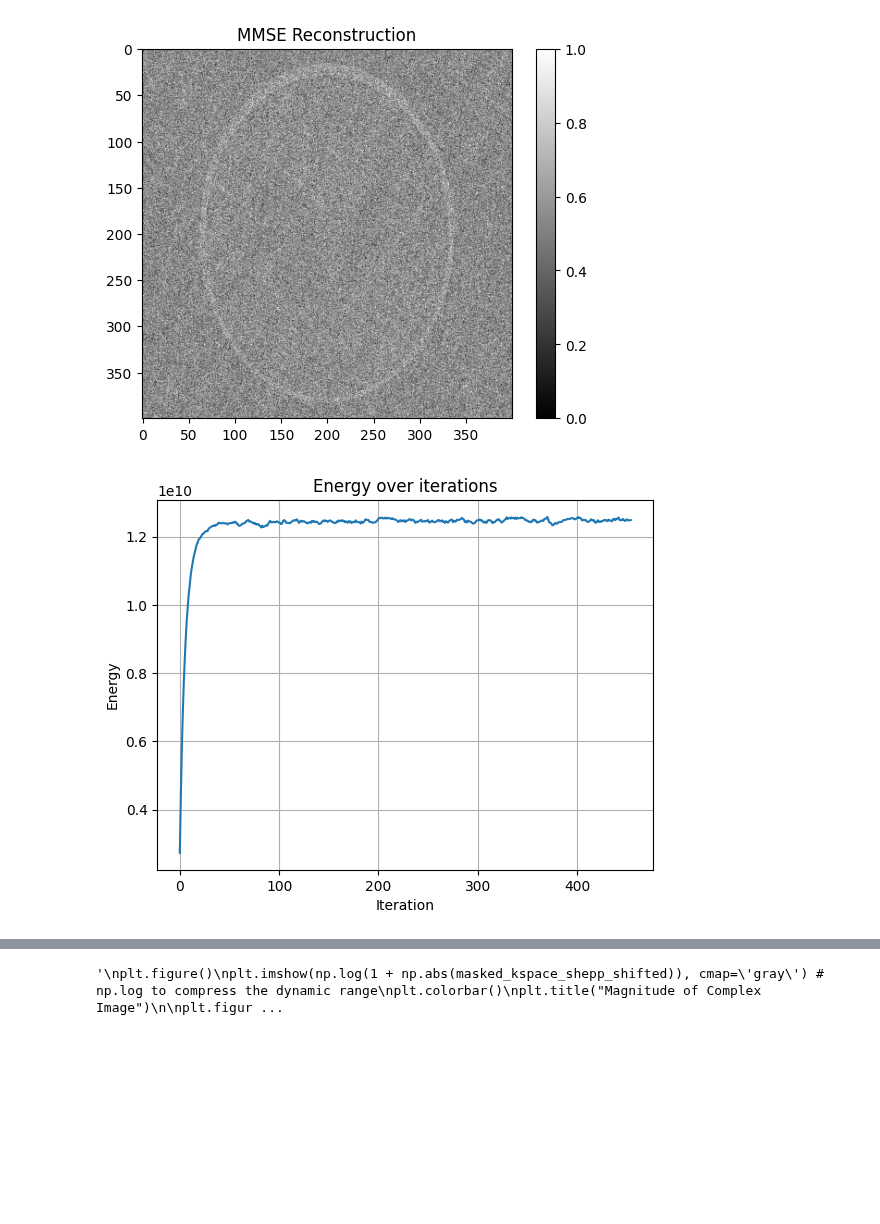
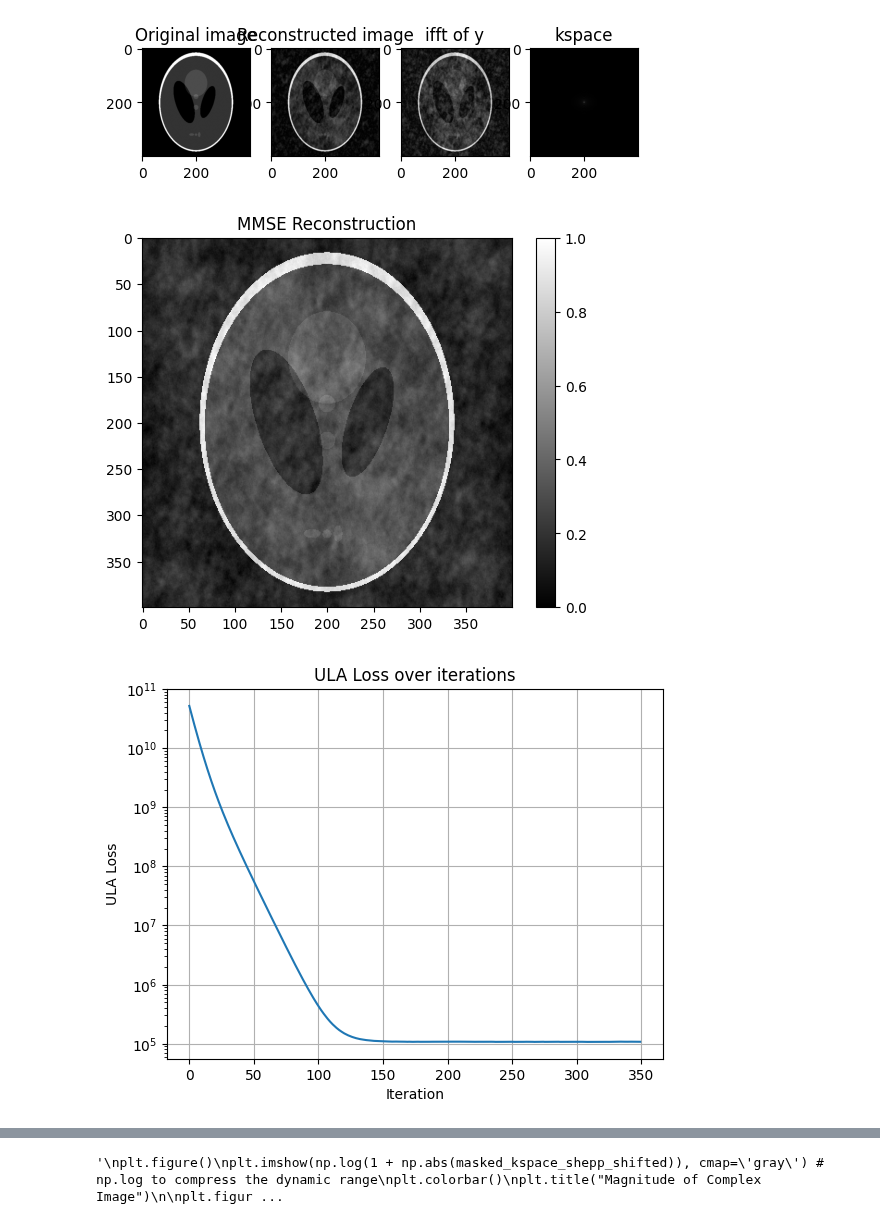
Before and after one commit to jkostaa/bachelor-thesis, a Jupyter notebook: notebooks/sandbox.ipynb, the cells around one changed output, grey strips where cells are left out. Cells and saved outputs as stored; diff of their text form; code cells hidden in the pictures; blank space fills up the shorter version.

Commit message:
fixed adjoint problem

```diff
--- a/notebooks/sandbox.ipynb
+++ b/notebooks/sandbox.ipynb
@@ -45,9 +45,9 @@ y = centered_bernoulli_mask * np.fft.fft2(shepp_logan)
 
 # init the MAP and MMSE
 map_estimator = MAPEstimator(centered_bernoulli_mask, 0.95, 0.01, 1e-2, 0.1, 100)
-mmse_estimator = MMSEEstimatorULA(centered_bernoulli_mask, 0.95, 0.01, 1e-2, 0.1, 100, 1e-1, 50, 3, 150)
+mmse_estimator = MMSEEstimatorULA(centered_bernoulli_mask, 0.1, 0.01, 1e-2, 0.1, 150, 1e-3, 50, 2, 100)
 
-#img_reconstruct = map_estimator.subgradient_descent(y)
+img_reconstruct = map_estimator.subgradient_descent(y)
 samples, energies = mmse_estimator.ula_mmse(y)
 
 mmse_image = np.mean(samples, axis=0)
@@ -55,6 +55,7 @@ mmse_image = np.mean(samples, axis=0)
 print(np.max(samples))
 print(np.min(samples))
 
+abs_err = map_estimator.adjoint_test(shepp_logan.shape)
 """
 kspace_shepp = np.fft.fft2(shepp_logan)
 kspace_shepp_shifted = np.fft.fftshift(kspace_shepp) # shift to center the zero frequency for better visualization
@@ -76,19 +77,19 @@ masked_reconstructed_phase = np.real(np.fft.ifft2(np.exp(1j * np.angle(kspace_sh
 # print("grad_y - min:", np.min(grad_y), "max:", np.max(grad_y))
 # print("max value in x before fft2:", np.max(np.abs(shepp_logan)))
 
-# plt.subplot(1, 4, 1)
-# plt.title("Original image")
-# plt.imshow(shepp_logan, cmap="gray")
-# plt.subplot(1, 4, 2)
-# plt.title("Reconstructed image")
-# plt.imshow(np.abs(img_reconstruct), cmap="gray")
-# plt.subplot(1, 4, 3)
-# plt.title("ifft of y")
-# plt.imshow(np.abs(np.fft.ifft2(y)), cmap="gray")
-# plt.subplot(1, 4, 4)
-# plt.title("kspace")
-# plt.imshow(np.abs(np.fft.fftshift(np.fft.fft2(shepp_logan))), cmap='gray')
-# plt.show()
+plt.subplot(1, 4, 1)
+plt.title("Original image")
+plt.imshow(shepp_logan, cmap="gray")
+plt.subplot(1, 4, 2)
+plt.title("Reconstructed image")
+plt.imshow(np.abs(img_reconstruct), cmap="gray")
+plt.subplot(1, 4, 3)
+plt.title("ifft of y")
+plt.imshow(np.abs(np.fft.ifft2(y)), cmap="gray")
+plt.subplot(1, 4, 4)
+plt.title("kspace")
+plt.imshow(np.abs(np.fft.fftshift(np.fft.fft2(shepp_logan))), cmap='gray')
+plt.show()
 
 # plt.imshow(img_reconstruct - np.abs(np.fft.ifft2(y)))
 # plt.imshow(img_reconstruct - x_init)
@@ -104,30 +105,30 @@ plt.show()
 
 # ula loss
 plt.plot(energies)
-plt.title("Energy over iterations")
+plt.title("ULA Loss over iterations")
 plt.xlabel("Iteration")
-plt.ylabel("Energy")
+plt.ylabel("ULA Loss")
+plt.grid(True)
+plt.yscale('log')
+plt.show()
+
+# loss
+plt.plot(map_estimator.loss_history)
+plt.title("Loss over iterations")
+plt.xlabel("Iteration")
+plt.ylabel("Loss")
+plt.grid(True)
+plt.yscale('log')
+plt.show()
+
+# gradient
+plt.plot(map_estimator.grad_norm_history)
+plt.title("Gradient norm over iterations")
+plt.xlabel("Iteration")
+plt.ylabel("Gradient norm")
 plt.grid(True)
 #plt.yscale('log')
 plt.show()
-
-# # loss
-# plt.plot(map_estimator.loss_history)
-# plt.title("Loss over iterations")
-# plt.xlabel("Iteration")
-# plt.ylabel("Loss")
-# plt.grid(True)
-# plt.yscale('log')
-# plt.show()
-
-# # gradient
-# plt.plot(map_estimator.grad_norm_history)
-# plt.title("Gradient norm over iterations")
-# plt.xlabel("Iteration")
-# plt.ylabel("Gradient norm")
-# plt.grid(True)
-# #plt.yscale('log')
-# plt.show()
 
 
 # plt.imshow(posterior_std, cmap='hot')
@@ -157,2 +173,3 @@ plt.show()
-[figure, old version]
+[figure, new version]
-[figure, old version]
+[figure, new version]
+[figure, added]
```
Also changed, not shown: parts of 1 cell of this notebook, 4 other files.
